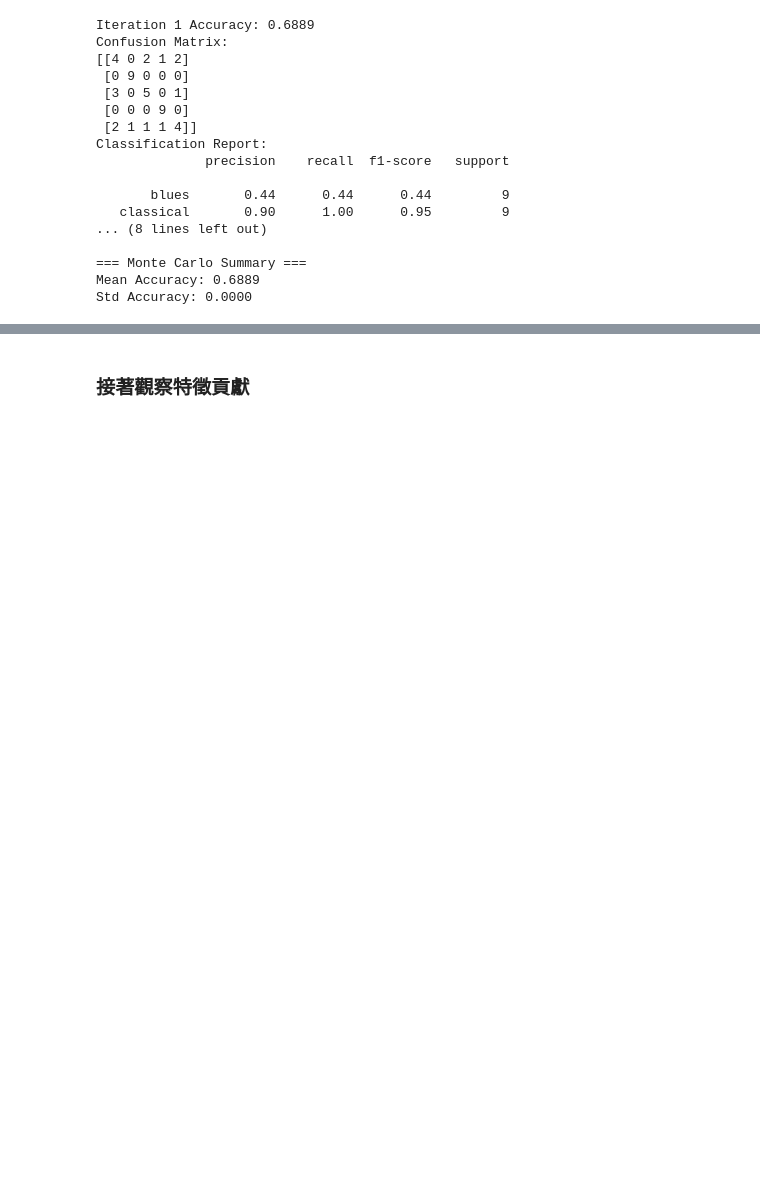
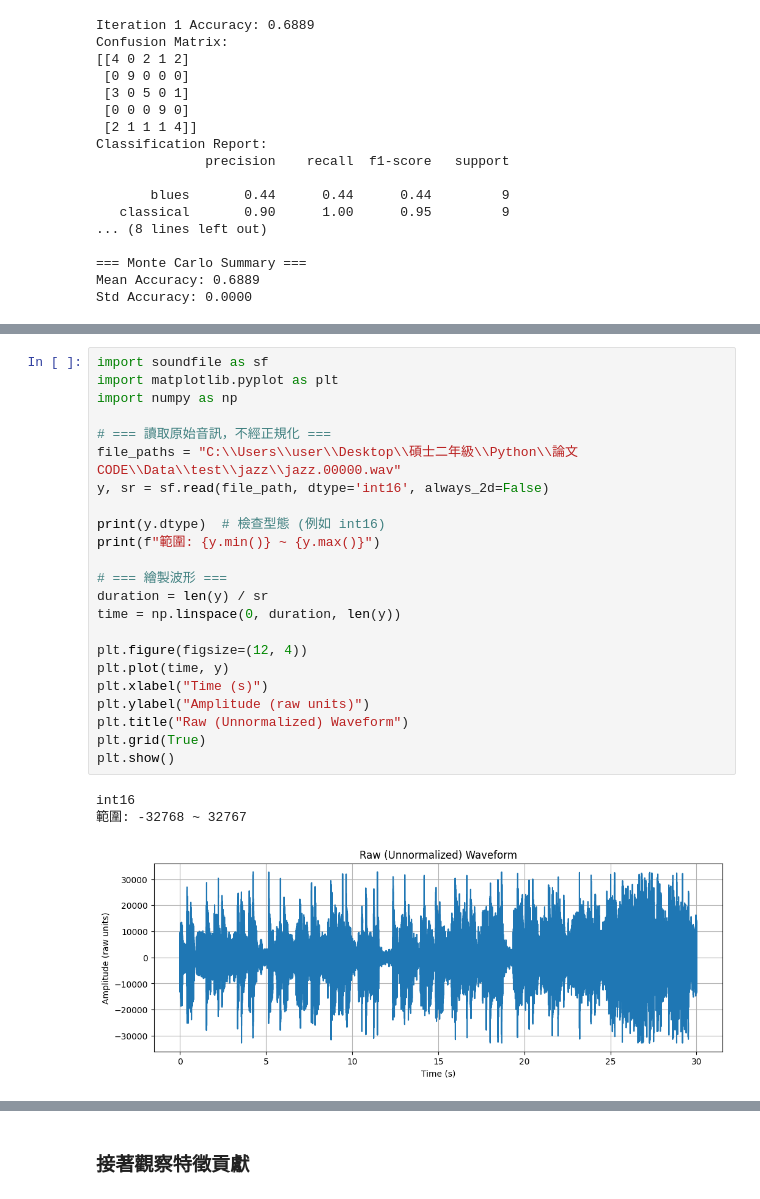
Before and after one commit to Henry-chou0728/study, a Jupyter notebook: test_test.ipynb, the cells around one changed output, grey strips where cells are left out. Saved outputs shown, nothing was run; the diff lists cells and outputs as text; blank space fills up the shorter version.

```diff
--- a/test_test.ipynb
+++ b/test_test.ipynb
@@ -1875,0 +1966,27 @@ Std Accuracy: 0.0000
+# %%
+import soundfile as sf
+import matplotlib.pyplot as plt
+import numpy as np
+
+# === 讀取原始音訊，不經正規化 ===
+file_paths = "C:\\Users\\user\\Desktop\\碩士二年級\\Python\\論文CODE\\Data\\test\\jazz\\jazz.00000.wav"
+y, sr = sf.read(file_path, dtype='int16', always_2d=False)
+
+print(y.dtype)  # 檢查型態 (例如 int16)
+print(f"範圍: {y.min()} ~ {y.max()}")
+
+# === 繪製波形 ===
+duration = len(y) / sr
+time = np.linspace(0, duration, len(y))
+
+plt.figure(figsize=(12, 4))
+plt.plot(time, y)
+plt.xlabel("Time (s)")
+plt.ylabel("Amplitude (raw units)")
+plt.title("Raw (Unnormalized) Waveform")
+plt.grid(True)
+plt.show()
+# %% [output]
+int16
+範圍: -32768 ~ 32767
+[figure, added]
```
Also changed, not shown: parts of 23 cells of this notebook.
